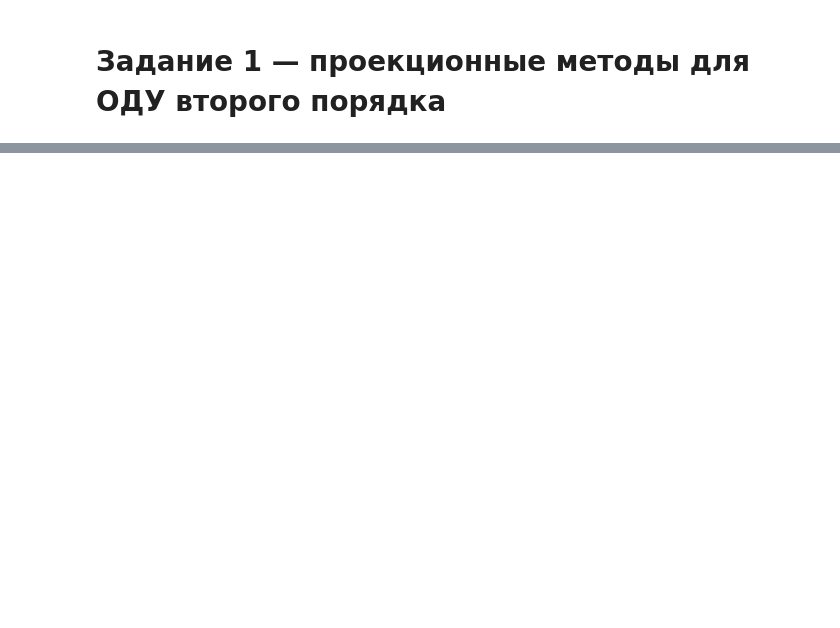
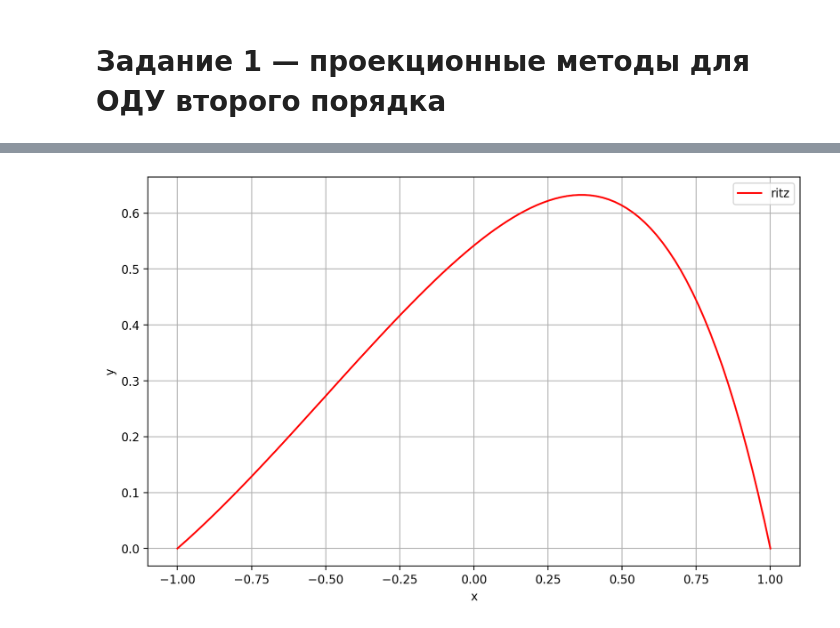
Before and after one commit to astatochek/mm-computational-workshop, a Jupyter notebook: 6-semester/1. Projection Methods/note.ipynb, the cells around one changed output, grey strips where cells are left out. Cells and saved outputs as stored; diff of their text form; code cells hidden in the pictures; blank space fills up the shorter version.

```diff
--- a/6-semester/1. Projection Methods/note.ipynb
+++ b/6-semester/1. Projection Methods/note.ipynb
@@ -34,0 +51,30 @@ BoundaryProblem = BoundaryProblem()
+# %%
+def solve_ritz(n) -> Callable:
+
+    def intergrand(y: Callable, z: Callable) -> Callable:
+        return lambda x: p(x) * d(y)(x) * d(z)(x) + r(x) * y(x) * z(x)
+
+    A = np.zeros((n, n))
+    B = np.zeros(n)
+
+    for i in range(n):
+        phi = basis_function(i)
+        for j in range(n):
+            psi = basis_function(j)
+            A[i, j], _ = quad(intergrand(psi, phi), a, b)
+        B[i], _ = quad(lambda x: f(x) * phi(x), a, b)
+
+    C = np.linalg.solve(A, B)
+
+    def ans(x):
+        u = 0
+        for i in range(n):
+            u += C[i] * basis_function(i)(x)
+        return u
+
+    return ans
+
+u = solve_ritz(10)
+show(u(np.linspace(-1, 1, 100)), label='ritz', color='red')
+# %% [output]
+[figure, added]
```
Also changed, not shown: parts of 9 cells of this notebook, 3 other files.
